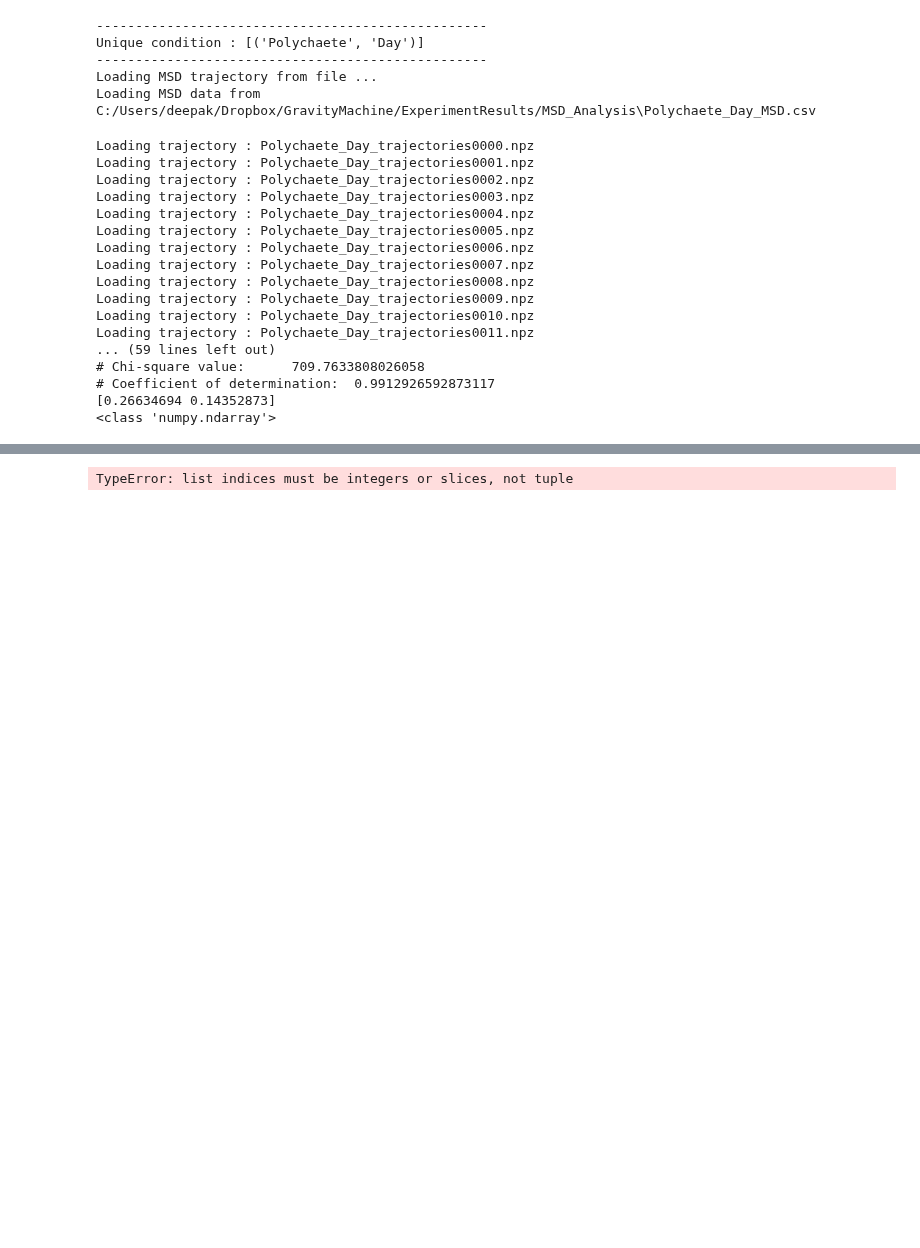
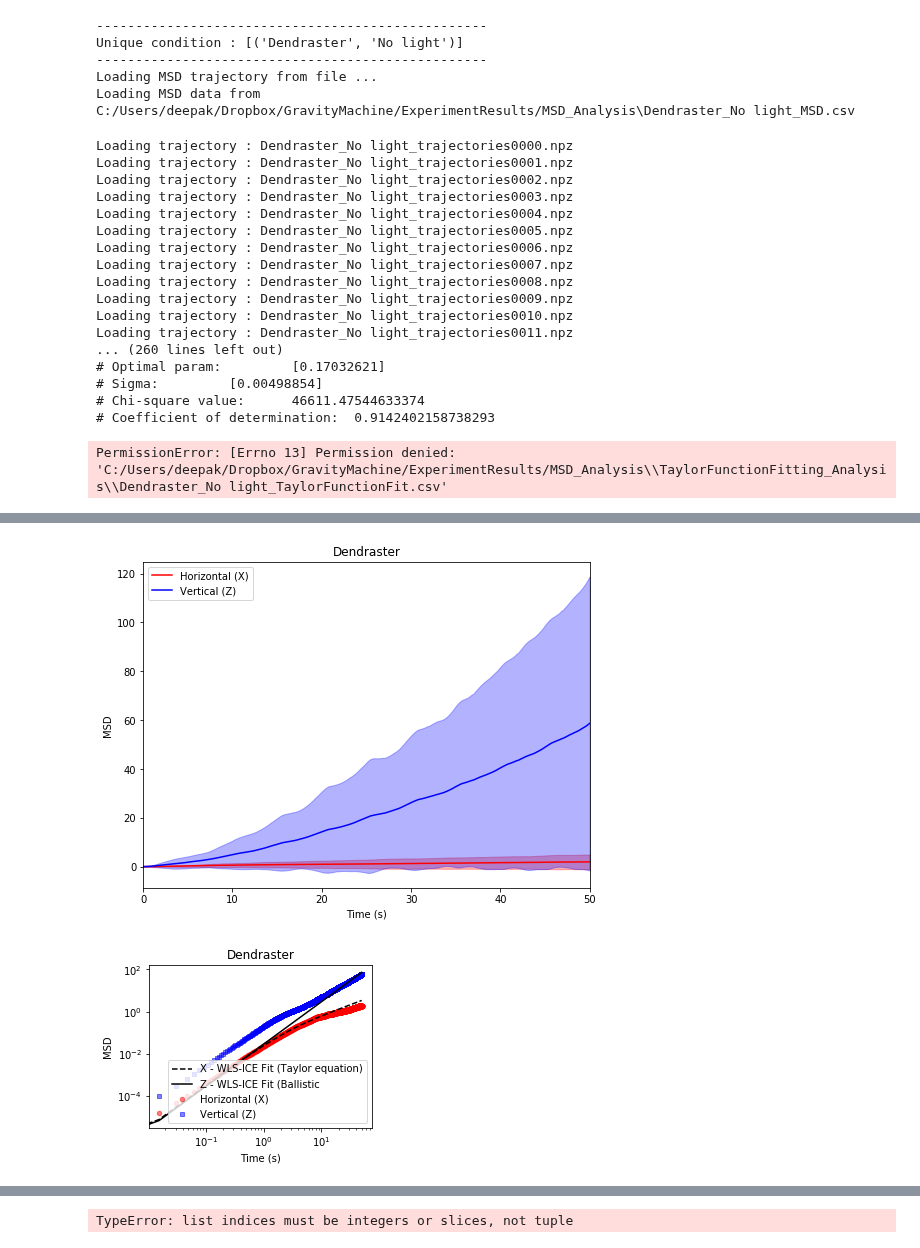
Before and after one commit to deepakkrishnamurthy/gravitymachine-analysis-scripts, a Jupyter notebook: DataAnalysisScripts/MSD_DataAnalysis.ipynb, the cells around one changed output, grey strips where cells are left out. Saved outputs shown, nothing was run; the diff lists cells and outputs as text; code cells hidden in the pictures; blank space fills up the shorter version.

Commit message:
Full MSD analysis pipeline + Non-linear least-squares fitting  working
Implemented the Least-squares fitting with correlated errors algorithm

```diff
--- a/DataAnalysisScripts/MSD_DataAnalysis.ipynb
+++ b/DataAnalysisScripts/MSD_DataAnalysis.ipynb
@@ -16,19 +16,19 @@ imp.reload(GravityMachineTrack)
 imp.reload(msdanalyzer)
 
 import matplotlib.pyplot as plt
-# %matplotlib inline
+%matplotlib inline
 
 
 #------------------------------------------------------------------------------------------------------------------------------
 # Define some constants for the data analysis:
 
-minTrackDuration = 60
+minTrackDuration = 30
 
 
 # Folder in which to save analysis results
 saveFolder = 'C:/Users/deepak/Dropbox/GravityMachine/ExperimentResults/MSD_Analysis'
 
-analysis_file = 'C:/Users/deepak/Dropbox/GravityMachine/GravityMachineAnalysis_Scripts/AnalyzeTracks.csv'
+analysis_file = 'C:/Users/deepak/Dropbox/GravityMachine/GravityMachineAnalysis_Scripts/Dendraster.csv'
 
 analysis_df = pd.read_csv(analysis_file)
 
@@ -51,6 +51,7 @@ nUniqueConditions = len(unique_conditions)
 # Assemble the list of unique conditions i.e unique combinations of Organisms, Condition. Each Unique Condition will in general have several tracks
 
 OrgDims = []
+overwrite = False
 
 for ii in range(nUniqueConditions):
 
@@ -62,7 +63,7 @@ for ii in range(nUniqueConditions):
 
 
     # Check if the analysis data is already present on disk for this Organism, Condition
-    if(not os.path.exists(os.path.join(saveFolder, curr_Organism+'_'+curr_Condition+'_MSD.csv')) or not os.path.exists(os.path.join(saveFolder, curr_Organism+'_'+curr_Condition))):
+    if(overwrite is True or not os.path.exists(os.path.join(saveFolder, curr_Organism+'_'+curr_Condition+'_MSD.csv')) or not os.path.exists(os.path.join(saveFolder, curr_Organism+'_'+curr_Condition))):
 
         tracks_sameCondition = analysis_df[bool_Org & bool_Cond]
 
@@ -113,29 +114,30 @@ for ii in range(nUniqueConditions):
         msd1.computeMSD(save = True, overwrite = False)
 # %% [output]
 --------------------------------------------------
-Unique condition : [('Polychaete', 'Day')]
+Unique condition : [('Dendraster', 'No light')]
 --------------------------------------------------
 Loading MSD trajectory from file ...
-Loading MSD data from C:/Users/deepak/Dropbox/GravityMachine/ExperimentResults/MSD_Analysis\Polychaete_Day_MSD.csv
+Loading MSD data from C:/Users/deepak/Dropbox/GravityMachine/ExperimentResults/MSD_Analysis\Dendraster_No light_MSD.csv
 # %%
 # Non-linear least-squares fitting Including Correlated Error
 
 msd1.fitTrajectories(overwrite = True)
 # %% [output]
-Loading trajectory : Polychaete_Day_trajectories0000.npz
-Loading trajectory : Polychaete_Day_trajectories0001.npz
-Loading trajectory : Polychaete_Day_trajectories0002.npz
-Loading trajectory : Polychaete_Day_trajectories0003.npz
-Loading trajectory : Polychaete_Day_trajectories0004.npz
-Loading trajectory : Polychaete_Day_trajectories0005.npz
-Loading trajectory : Polychaete_Day_trajectories0006.npz
-Loading trajectory : Polychaete_Day_trajectories0007.npz
-Loading trajectory : Polychaete_Day_trajectories0008.npz
-Loading trajectory : Polychaete_Day_trajectories0009.npz
-Loading trajectory : Polychaete_Day_trajectories0010.npz
-Loading trajectory : Polychaete_Day_trajectories0011.npz
-... (59 lines left out)
-# Chi-square value:      709.7633808026058
-# Coefficient of determination:  0.9912926592873117
-[0.26634694 0.14352873]
-<class 'numpy.ndarray'>
+Loading trajectory : Dendraster_No light_trajectories0000.npz
+Loading trajectory : Dendraster_No light_trajectories0001.npz
+Loading trajectory : Dendraster_No light_trajectories0002.npz
+Loading trajectory : Dendraster_No light_trajectories0003.npz
+Loading trajectory : Dendraster_No light_trajectories0004.npz
+Loading trajectory : Dendraster_No light_trajectories0005.npz
+Loading trajectory : Dendraster_No light_trajectories0006.npz
+Loading trajectory : Dendraster_No light_trajectories0007.npz
+Loading trajectory : Dendraster_No light_trajectories0008.npz
+Loading trajectory : Dendraster_No light_trajectories0009.npz
+Loading trajectory : Dendraster_No light_trajectories0010.npz
+Loading trajectory : Dendraster_No light_trajectories0011.npz
+... (260 lines left out)
+# Optimal param:         [0.17032621]
+# Sigma:         [0.00498854]
+# Chi-square value:      46611.47544633374
+# Coefficient of determination:  0.9142402158738293
+PermissionError: [Errno 13] Permission denied: 'C:/Users/deepak/Dropbox/GravityMachine/ExperimentResults/MSD_Analysis\\TaylorFunctionFitting_Analysis\\Dendraster_No light_TaylorFunctionFit.csv'
@@ -145,5 +144,5 @@ msd1.plot_velocityDist()
 # %%
 # Plot the MSD
 
-msd1.plotMSD(figname = 1, plot_fit= True, savefig = False)
+msd1.plotMSD(figname = 1, plot_fit= True, savefig = True)
 # %% [output]
@@ -153,0 +149,2 @@ msd1.plotMSD(figname = 1, plot_fit= True, savefig = False)
+[figure, added]
+[figure, added]
```
Also changed, not shown: parts of 5 cells of this notebook, 10 other files.
